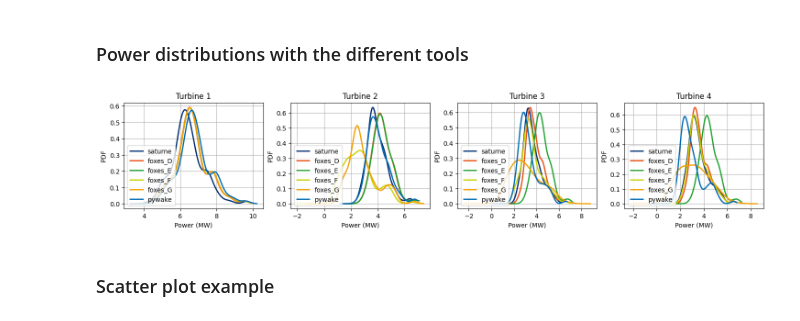
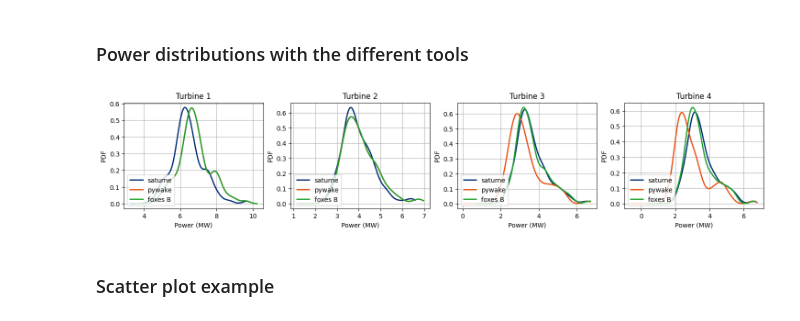
Before and after one commit to bjarketol/WIFA, a Jupyter notebook: vnv/uq_validation/foxes_test_power.ipynb, the cells around one changed output. Cells and saved outputs as stored; diff of their text form; code cells hidden in the pictures.

Commit message:
foxes: adding sets 1 2 3

```diff
--- a/vnv/uq_validation/foxes_test_power.ipynb
+++ b/vnv/uq_validation/foxes_test_power.ipynb
@@ -145,40 +145,41 @@ for j in range(number_of_turbines):
     foxes_power_KDE_A.append(kernel.build(foxes_power_sample_A))
     foxes_power_KDE_B.append(kernel.build(foxes_power_sample_B))
     foxes_power_KDE_C.append(kernel.build(foxes_power_sample_C))
     foxes_power_KDE_D.append(kernel.build(foxes_power_sample_D))
     foxes_power_KDE_E.append(kernel.build(foxes_power_sample_E))
     foxes_power_KDE_F.append(kernel.build(foxes_power_sample_F))
     foxes_power_KDE_G.append(kernel.build(foxes_power_sample_G))
     #wayves_power_KDE.append(kernel.build(wayves_power_sample))
 
     #
     power_graphs.append(code_saturne_power_KDE[j].drawPDF())
-    #power_graphs[j].add(pywake_power_KDE[j].drawPDF())
-    power_graphs[j].add(foxes_power_KDE_D[j].drawPDF())
-    power_graphs[j].add(foxes_power_KDE_E[j].drawPDF())
-    power_graphs[j].add(foxes_power_KDE_F[j].drawPDF())
-    power_graphs[j].add(foxes_power_KDE_G[j].drawPDF())
+    power_graphs[j].add(pywake_power_KDE[j].drawPDF())
+    power_graphs[j].add(foxes_power_KDE_B[j].drawPDF())
+    #power_graphs[j].add(foxes_power_KDE_E[j].drawPDF())
+    #power_graphs[j].add(foxes_power_KDE_F[j].drawPDF())
+    #power_graphs[j].add(foxes_power_KDE_G[j].drawPDF())
     #power_graphs[j].add(wayves_power_KDE[j].drawPDF())
     #
     power_graphs[j].setColors(colors)
     power_graphs[j].setXTitle("Power (MW)")
     power_graphs[j].setYTitle("PDF")
     power_graphs[j].setTitle("")
 
+    power_graphs[j].setLegends(["saturne", "pywake", "foxes B"])
     #power_graphs[j].setLegends(["saturne", "foxes_A", "foxes_B", "foxes_C"])
-    power_graphs[j].setLegends(["saturne", "foxes_D", "foxes_E", "foxes_F", "foxes_G"])
+    #power_graphs[j].setLegends(["saturne", "foxes_D", "foxes_E", "foxes_F", "foxes_G"])
     #power_graphs[j].setLegends(["saturne", "pywake", "foxes_A", "foxes B", "foxes C"])#, "wayves"])
 
 fig = plt.figure(figsize=(18, 3))
 axs = []
 for j in range(number_of_turbines):
     axs.append(fig.add_subplot(1, number_of_turbines, j+1))
     axs[j].set_title("Turbine "+str(j+1))
     _ = viewer.View(power_graphs[j], figure=fig, axes=[axs[j]])
     axs[j].legend(loc='lower left', ncol=1)
 plt.show()
 # %% [output]
-[figure, old version]
+[figure, new version]
 # %% [markdown]
 ### Scatter plot example
 # %%
```
Also changed, not shown: 15 other files.
